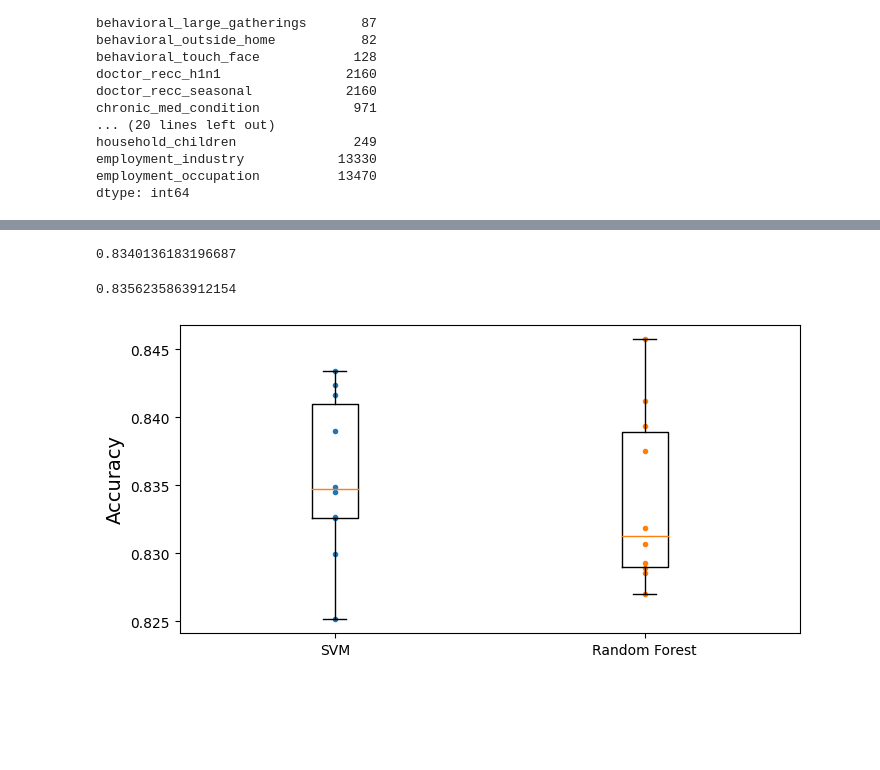
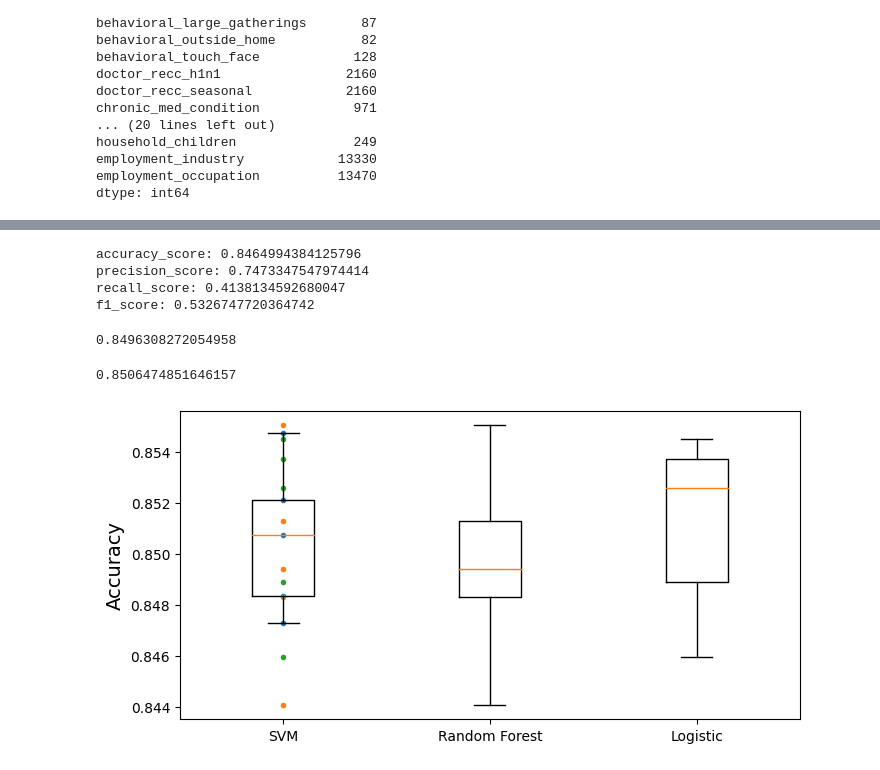
Before and after one commit to LuisErnestoZamb/final_project_ia, a Jupyter notebook: vaccine.ipynb, the cells around one changed output, grey strips where cells are left out. Drawn from its saved outputs; the diff is of its cells as text; code cells hidden in the pictures; blank space fills up the shorter version.

```diff
--- a/vaccine.ipynb
+++ b/vaccine.ipynb
@@ -104,0 +121,18 @@ LogisticRegression(max_iter=2000)
+# %%
+from sklearn.linear_model import LogisticRegression
+from sklearn.model_selection import GridSearchCV
+import numpy as np
+
+# Please, check the variables applicable to next line:
+logistic_clf = LogisticRegression(max_iter=2000)
+logistic_clf.fit(X_train, y_train)
+
+c_space = np.logspace(-5, 8, 15)
+param_grid = {'C': c_space}
+# Instantiating the GridSearchCV object
+logreg_cv = GridSearchCV(logistic_clf, param_grid, cv = 5)
+logreg_cv.fit(X_train, y_train)
+
+# Print the tuned parameters and score
+print("Tuned Logistic Regression Parameters: {}".format(logreg_cv.best_params_))
+print("Best score is {}".format(logreg_cv.best_score_))
@@ -104,0 +149,6 @@ LogisticRegression(max_iter=2000)
+# %%
+from sklearn.model_selection import cross_val_score
+
+
+logistic_scores = cross_val_score(logistic_clf, X_train, y_train, cv=5)
+logistic_scores.mean()
@@ -112,26 +191,41 @@ y_pred = forest_clf.predict(X_test)
+# %%
+forest_clf_y_pred = forest_clf.predict(X_test)
+forest_clf_y_pred_proba = forest_clf.predict_proba(X_test) #to calculate ROC_AUC, we need model.predict_proba() instead of model.pred()
+print(f"accuracy_score: {accuracy_score(y_test, forest_clf_y_pred)}")
+print(f"precision_score: {precision_score(y_test, forest_clf_y_pred)}")
+print(f"recall_score: {recall_score(y_test, forest_clf_y_pred)}")
+print(f"f1_score: {f1_score(y_test, forest_clf_y_pred)}")
+# print(f"roc_auc_score: {roc_auc_score(y_test, y_pred_proba[:,1])}")
+# %% [output]
+accuracy_score: 0.8464994384125796
+precision_score: 0.7473347547974414
+recall_score: 0.4138134592680047
+f1_score: 0.5326747720364742
 # %%
 from sklearn.model_selection import cross_val_score
 
-forest_scores = cross_val_score(forest_clf, X_train, y_train, cv=10)
+forest_scores = cross_val_score(forest_clf, X_train, y_train, cv=5)
 forest_scores.mean()
 # %% [output]
-0.8340136183196687
+0.8496308272054958
 # %%
 from sklearn.svm import SVC
 
 svm_clf = SVC(gamma="auto")
-svm_scores = cross_val_score(svm_clf, X_train, y_train, cv=10)
+svm_scores = cross_val_score(svm_clf, X_train, y_train, cv=5)
 svm_scores.mean()
 # %% [output]
-0.8356235863912154
+0.8506474851646157
 # %%
 import matplotlib.pyplot as plt
 
 plt.figure(figsize=(8, 4))
-plt.plot([1]*10, svm_scores, ".")
-plt.plot([2]*10, forest_scores, ".")
-plt.boxplot([svm_scores, forest_scores], labels=("SVM","Random Forest"))
+plt.plot([1]*5, svm_scores, ".")
+plt.plot([1]*5, forest_scores, ".")
+plt.plot([1]*5, logistic_scores, ".")
+
+plt.boxplot([svm_scores, forest_scores, logistic_scores], labels=("SVM","Random Forest", "Logistic"))
 plt.ylabel("Accuracy", fontsize=14)
 plt.show()
 # %% [output]
-[figure, old version]
+[figure, new version]
```
Also changed, not shown: parts of 14 cells of this notebook, 7 other files.
